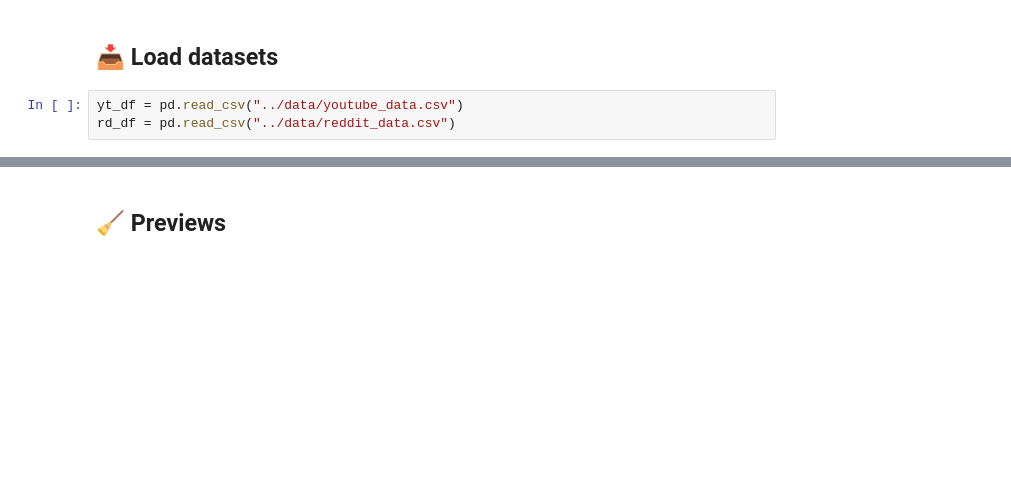
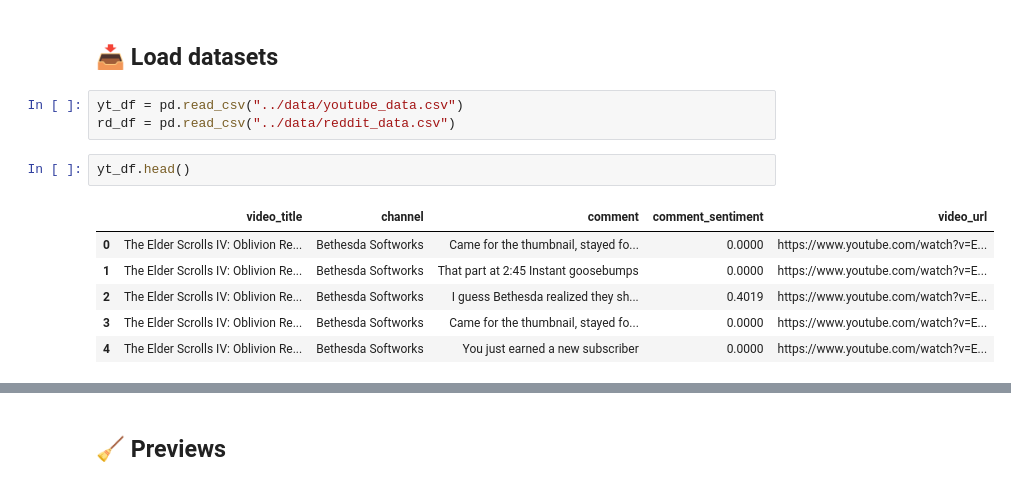
Before and after one commit to revanthshahukaru/youtube-reddit-trend-sentiment, a Jupyter notebook: notebooks/03-Final.ipynb, the cells around one changed output, grey strips where cells are left out. Drawn from its saved outputs; the diff is of its cells as text; blank space fills up the shorter version.

```diff
--- a/notebooks/03-Final.ipynb
+++ b/notebooks/03-Final.ipynb
@@ -23,3 +23,12 @@ import re # To clean the LLM Output
 # %%
 yt_df = pd.read_csv("../data/youtube_data.csv")
 rd_df = pd.read_csv("../data/reddit_data.csv")
+# %%
+yt_df.head()
+# %% [output]
+|  | video_title | channel | comment | comment_sentiment | video_url |
+| 0 | The Elder Scrolls IV: Oblivion Re... | Bethesda Softworks | Came for the thumbnail, stayed fo... | 0.0000 | https://www.youtube.com/watch?v=E... |
+| 1 | The Elder Scrolls IV: Oblivion Re... | Bethesda Softworks | That part at 2:45 Instant goosebumps | 0.0000 | https://www.youtube.com/watch?v=E... |
+| 2 | The Elder Scrolls IV: Oblivion Re... | Bethesda Softworks | I guess Bethesda realized they sh... | 0.4019 | https://www.youtube.com/watch?v=E... |
+| 3 | The Elder Scrolls IV: Oblivion Re... | Bethesda Softworks | Came for the thumbnail, stayed fo... | 0.0000 | https://www.youtube.com/watch?v=E... |
+| 4 | The Elder Scrolls IV: Oblivion Re... | Bethesda Softworks | You just earned a new subscriber | 0.0000 | https://www.youtube.com/watch?v=E... |
```
Also changed, not shown: parts of 9 cells of this notebook, 7 other files.
